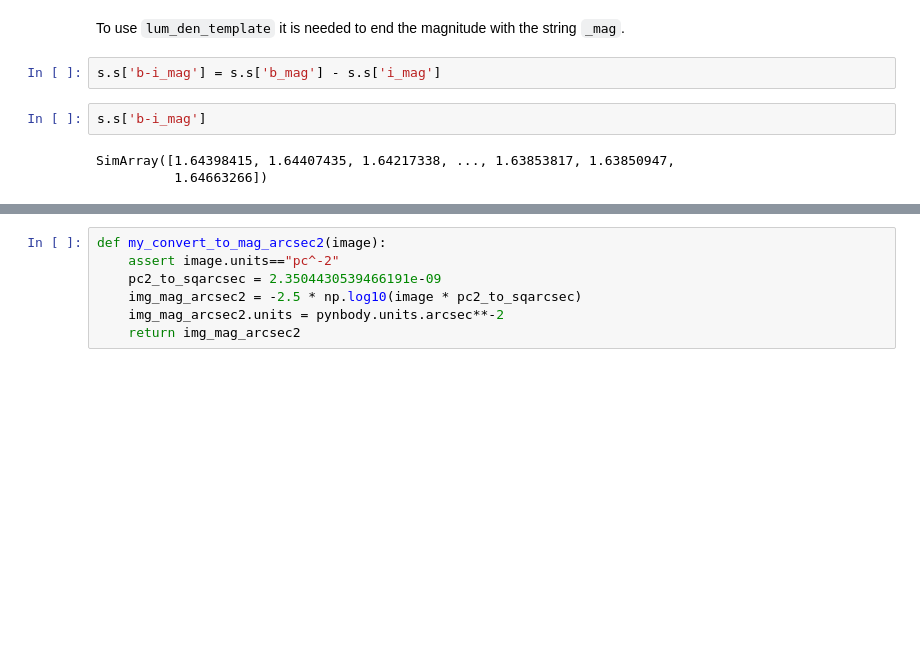
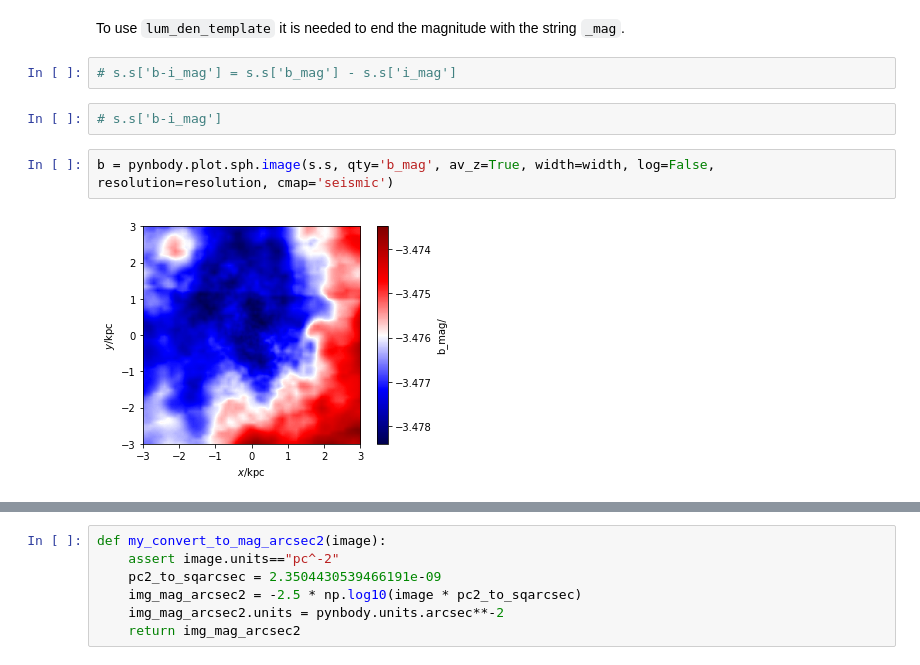
Before and after one commit to elehcim/simulation, a Jupyter notebook: notebooks/Color B-I.ipynb, the cells around one changed output, grey strips where cells are left out. Drawn from its saved outputs; the diff is of its cells as text; blank space fills up the shorter version.

```diff
--- a/notebooks/Color B-I.ipynb
+++ b/notebooks/Color B-I.ipynb
@@ -120,9 +141,10 @@ return val
 # %% [markdown]
 To use `lum_den_template` it is needed to end the magnitude with the string `_mag`.
 # %%
-s.s['b-i_mag'] = s.s['b_mag'] - s.s['i_mag']
+# s.s['b-i_mag'] = s.s['b_mag'] - s.s['i_mag']
 # %%
-s.s['b-i_mag']
+# s.s['b-i_mag']
-# %% [output]
-SimArray([1.64398415, 1.64407435, 1.64217338, ..., 1.63853817, 1.63850947,
-          1.64663266])
+# %%
+b = pynbody.plot.sph.image(s.s, qty='b_mag', av_z=True, width=width, log=False, resolution=resolution, cmap='seismic')
+# %% [output]
+[figure, added]
```
Also changed, not shown: parts of 17 cells of this notebook, 1 other file.
